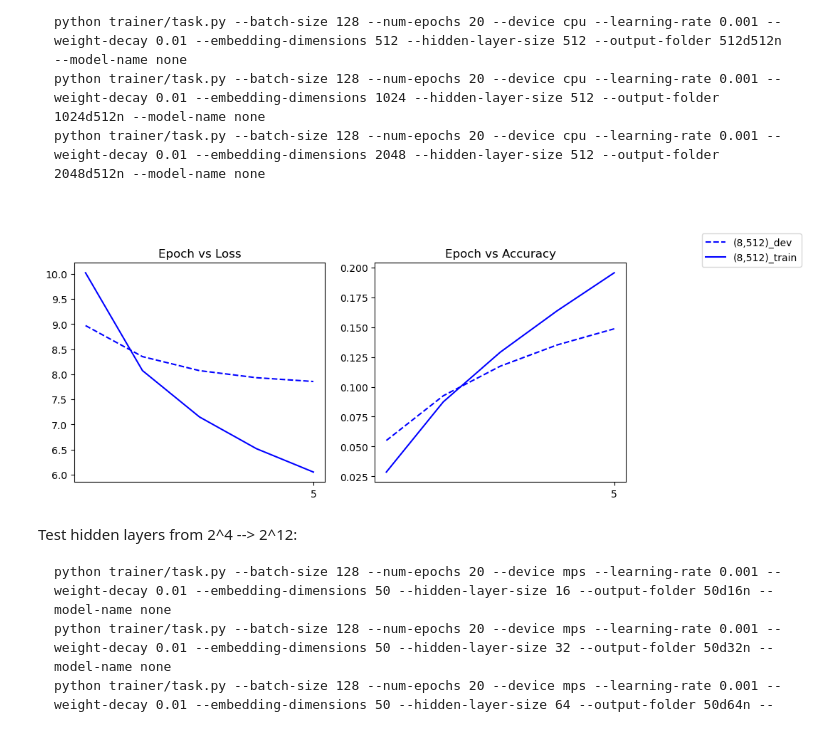
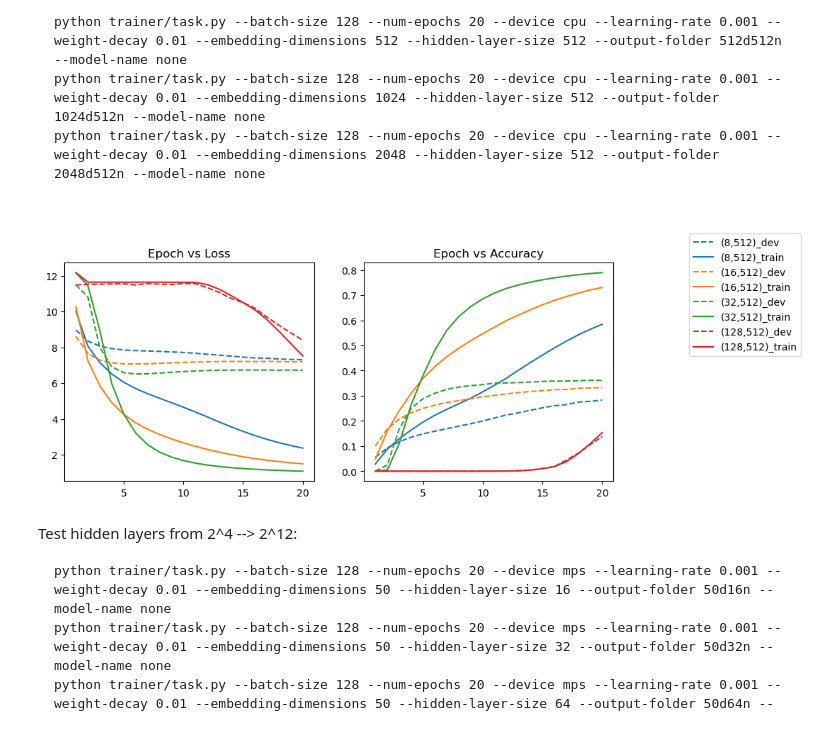
Before and after one commit to spennington/feyer, a Jupyter notebook: 10_model_analysis.ipynb, the cells around one changed output. Drawn from its saved outputs; the diff is of its cells as text; code cells hidden in the pictures.

````diff
--- a/10_model_analysis.ipynb
+++ b/10_model_analysis.ipynb
@@ -184,46 +99,20 @@ python trainer/task.py --batch-size 128 --num-epochs 20 --device cpu --learning-
 
 ```
 # %%
-def plot_files(files):
-    offsets = [1] * len(files)
-
-    labels_and_results = []
-    color_map = ['b', 'g', 'r', 'c', 'm', 'y', 'k']
-
-    for (label, file) in files:
-        with open(file, 'r') as f:
-            result = json.load(f)
-            labels_and_results.append((label, result))
-
-
-    fig, axs = plt.subplots(ncols=2, figsize=(10, 4))
-
-    for i in range(len(files)):
-        label = labels_and_results[i][0]
-        result = labels_and_results[i][1]
-
-        num_data_points = len(result['elapsed_times'])
-        epoch_start = offsets[i]
-        epoch_range = list(range(epoch_start, epoch_start + num_data_points))
-
-        axs[0].plot(epoch_range, result['dev_losses'], color_map[i] + '--', label=label + '_dev')
-        axs[0].plot(epoch_range, result['train_losses'], color_map[i], label=label + '_train')
-
-        axs[1].plot(epoch_range, result['dev_accu_pcts'], color_map[i] + '--', )
-        axs[1].plot(epoch_range, result['train_accu_pcts'], color_map[i])
-
-    axs[0].set_title('Epoch vs Loss')
-    axs[1].set_title('Epoch vs Accuracy')
-    axs[0].xaxis.set_major_locator(mticker.MultipleLocator(5))
-    axs[1].xaxis.set_major_locator(mticker.MultipleLocator(5))
-    fig.legend(bbox_to_anchor=(1.0, 1), loc="upper left")
-
 files = [
-    ('(8,512)', 'training_results/8d512n/training-results.json')
+    ('(8,512)', 'training_results/8d512n/training-results.json'),
+    ('(16,512)', 'training_results/16d512n/training-results.json'),
+    ('(32,512)', 'training_results/32d512n/training-results.json'),
+    #('(64,512)', 'training_results/64d512n/training-results.json'), # --  on cuda
+    ('(128,512)', 'training_results/128d512n/training-results.json'), # --  on cuda
+    #('(256,512)', 'training_results/256d512n/training-results.json'),
+    #('(512,512)', 'training_results/512d512n/training-results.json'),
+    #('(1024,512)', 'training_results/1024d512n/training-results.json'),
+    #('(2048,512)', 'training_results/2048d512n/training-results.json')
 ]
 plot_files(files)
 # %% [output]
-[figure, old version]
+[figure, new version]
 # %% [markdown]
 Test hidden layers from 2^4 --> 2^12:
 ```
````
Also changed, not shown: parts of 15 cells of this notebook.
